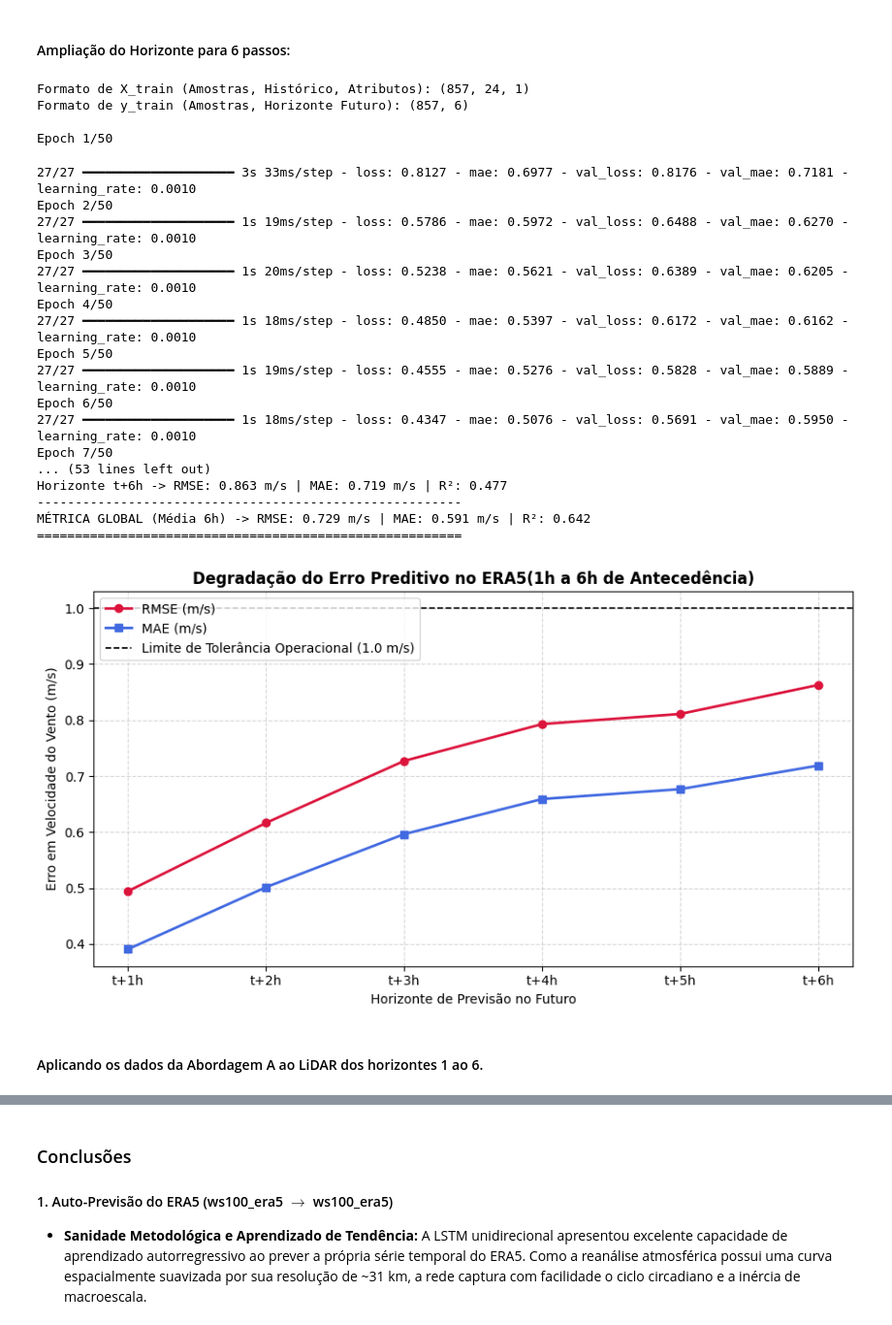
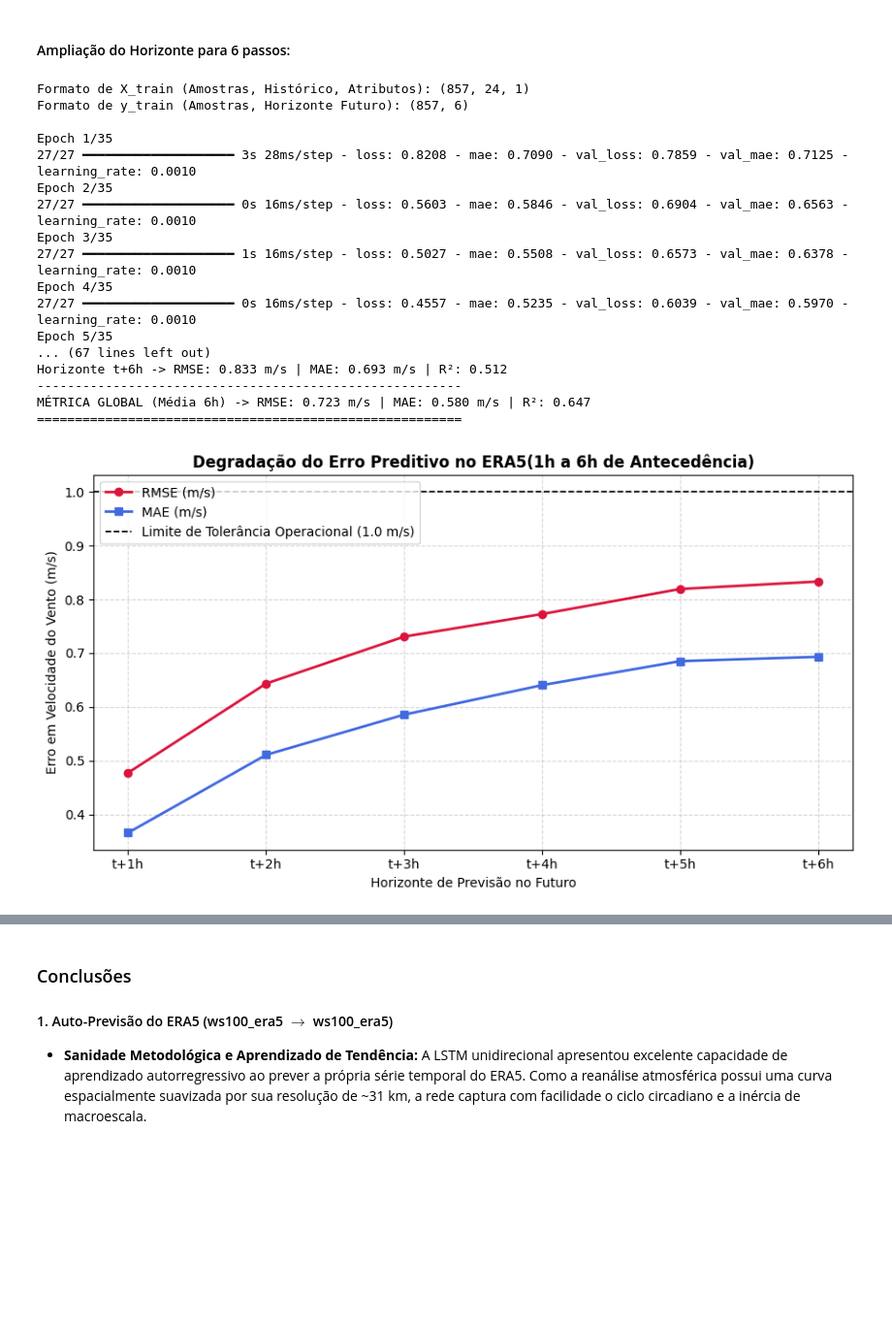
Before and after one commit to Ig0r-or/Wind-Speed-Forecasting-Using-LiDAR-ERA5-and-Deep-Learning, a Jupyter notebook: notebooks/2_LSTM_Unidirecional.ipynb, the cells around one changed output, grey strips where cells are left out. Shown at 97% size. Cells and saved outputs as stored; diff of their text form; code cells hidden in the pictures; blank space fills up the shorter version.

```diff
--- a/notebooks/2_LSTM_Unidirecional.ipynb
+++ b/notebooks/2_LSTM_Unidirecional.ipynb
@@ -271,7 +243,6 @@ RMSE: 0.327 m/s | MAE: 0.252 m/s | R²: 0.929 | Pearson (r): 0.969
 # %%
 # ==========================================
 # 9. CRIAÇÃO DE SEQUÊNCIAS MULTI-STEP (1 passo -> 6 passos)
-# A ideia é entender se o modelo é capaz de se auto-prever em um horizonte de 6 passos
 # ==========================================
 def create_multistep_sequences(X_data, y_data, lookback=24, horizon=6):
   X_out, y_out = [], []
@@ -283,7 +254,7 @@ def create_multistep_sequences(X_data, y_data, lookback=24, horizon=6):
   return np.array(X_out), np.array(y_out)
 
 LOOKBACK = 24  # 24 horas de histórico passado
-HORIZON = 6  # 6 horas de previsão futura
+HORIZON = 6  # 6 passos de previsão futura
 
 X_train, y_train = create_multistep_sequences(
     X_train_raw, y_train_raw, LOOKBACK, HORIZON
@@ -297,21 +268,23 @@ X_test, y_test = create_multistep_sequences(
 
 print(
     f"Formato de X_train (Amostras, Histórico, Atributos): {X_train.shape}"
-)  # Ex: (856, 24, 2)
-print(f"Formato de y_train (Amostras, Horizonte Futuro): {y_train.shape}\n")  # Ex: (856, 6)
+)
+print(f"Formato de y_train (Amostras, Horizonte Futuro): {y_train.shape}\n")
 
 # ==========================================
 # 10. MODELO LSTM MULTI-STEP (Dense de Saída = 6)
 # ==========================================
-model = Sequential([
-    LSTM(
-        64, activation="tanh", input_shape=(X_train.shape[1], X_train.shape[2])
-    ),
-    Dropout(0.2),
-    Dense(32, activation="relu"),
-    Dense(HORIZON),  # Saída com 6 neurônios (1 para cada hora futura)
-])
-
+model = Sequential(
+    [
+        Input(
+            shape=(X_train.shape[1], X_train.shape[2])
+        ),
+        LSTM(64, activation="tanh"),
+        Dropout(0.2),
+        Dense(32, activation="relu"),
+        Dense(HORIZON),
+    ]
+)
 model.compile(optimizer="adam", loss="mse", metrics=["mae"])
 
 # Callbacks de controle
@@ -326,7 +299,7 @@ history = model.fit(
     X_train,
     y_train,
     validation_data=(X_val, y_val),
-    epochs=50,
+    epochs=35,
     batch_size=32,
     callbacks=[early_stop, reduce_lr],
     verbose=1,
@@ -399,51 +372,45 @@ plt.plot(
     mae_per_step,
     marker="s",
     color="royalblue",
     linewidth=2,
     label="MAE (m/s)",
 )
 
 plt.axhline(
     y=1.0,
     color="black",
     linestyle="--",
     linewidth=1.2,
     label="Limite de Tolerância Operacional (1.0 m/s)",
 )
 
 plt.title(
     "Degradação do Erro Preditivo no ERA5(1h a 6h de Antecedência)",
     fontsize=12,
     fontweight="bold",
 )
 plt.xlabel("Horizonte de Previsão no Futuro", fontsize=10)
 plt.ylabel("Erro em Velocidade do Vento (m/s)", fontsize=10)
 plt.grid(True, linestyle="--", alpha=0.5)
 plt.legend(loc="upper left")
 plt.tight_layout()
 plt.show()
 # %% [output]
 Formato de X_train (Amostras, Histórico, Atributos): (857, 24, 1)
 Formato de y_train (Amostras, Horizonte Futuro): (857, 6)
 
-Epoch 1/50
+Epoch 1/35
+27/27 ━━━━━━━━━━━━━━━━━━━━ 3s 28ms/step - loss: 0.8208 - mae: 0.7090 - val_loss: 0.7859 - val_mae: 0.7125 - learning_rate: 0.0010
+Epoch 2/35
+27/27 ━━━━━━━━━━━━━━━━━━━━ 0s 16ms/step - loss: 0.5603 - mae: 0.5846 - val_loss: 0.6904 - val_mae: 0.6563 - learning_rate: 0.0010
+Epoch 3/35
+27/27 ━━━━━━━━━━━━━━━━━━━━ 1s 16ms/step - loss: 0.5027 - mae: 0.5508 - val_loss: 0.6573 - val_mae: 0.6378 - learning_rate: 0.0010
+Epoch 4/35
+27/27 ━━━━━━━━━━━━━━━━━━━━ 0s 16ms/step - loss: 0.4557 - mae: 0.5235 - val_loss: 0.6039 - val_mae: 0.5970 - learning_rate: 0.0010
+Epoch 5/35
+... (67 lines left out)
+Horizonte t+6h -> RMSE: 0.833 m/s | MAE: 0.693 m/s | R²: 0.512
+--------------------------------------------------------
+MÉTRICA GLOBAL (Média 6h) -> RMSE: 0.723 m/s | MAE: 0.580 m/s | R²: 0.647
+========================================================
-27/27 ━━━━━━━━━━━━━━━━━━━━ 3s 33ms/step - loss: 0.8127 - mae: 0.6977 - val_loss: 0.8176 - val_mae: 0.7181 - learning_rate: 0.0010
-Epoch 2/50
-27/27 ━━━━━━━━━━━━━━━━━━━━ 1s 19ms/step - loss: 0.5786 - mae: 0.5972 - val_loss: 0.6488 - val_mae: 0.6270 - learning_rate: 0.0010
-Epoch 3/50
-27/27 ━━━━━━━━━━━━━━━━━━━━ 1s 20ms/step - loss: 0.5238 - mae: 0.5621 - val_loss: 0.6389 - val_mae: 0.6205 - learning_rate: 0.0010
-Epoch 4/50
-27/27 ━━━━━━━━━━━━━━━━━━━━ 1s 18ms/step - loss: 0.4850 - mae: 0.5397 - val_loss: 0.6172 - val_mae: 0.6162 - learning_rate: 0.0010
-Epoch 5/50
-27/27 ━━━━━━━━━━━━━━━━━━━━ 1s 19ms/step - loss: 0.4555 - mae: 0.5276 - val_loss: 0.5828 - val_mae: 0.5889 - learning_rate: 0.0010
-Epoch 6/50
-27/27 ━━━━━━━━━━━━━━━━━━━━ 1s 18ms/step - loss: 0.4347 - mae: 0.5076 - val_loss: 0.5691 - val_mae: 0.5950 - learning_rate: 0.0010
-Epoch 7/50
-... (53 lines left out)
-Horizonte t+6h -> RMSE: 0.863 m/s | MAE: 0.719 m/s | R²: 0.477
---------------------------------------------------------
-MÉTRICA GLOBAL (Média 6h) -> RMSE: 0.729 m/s | MAE: 0.591 m/s | R²: 0.642
-========================================================
-[figure, old version]
+[figure, new version]
-# %% [markdown]
-#### Aplicando os dados da Abordagem A ao LiDAR dos horizontes 1 ao 6.
```
Also changed, not shown: parts of 11 cells of this notebook.
